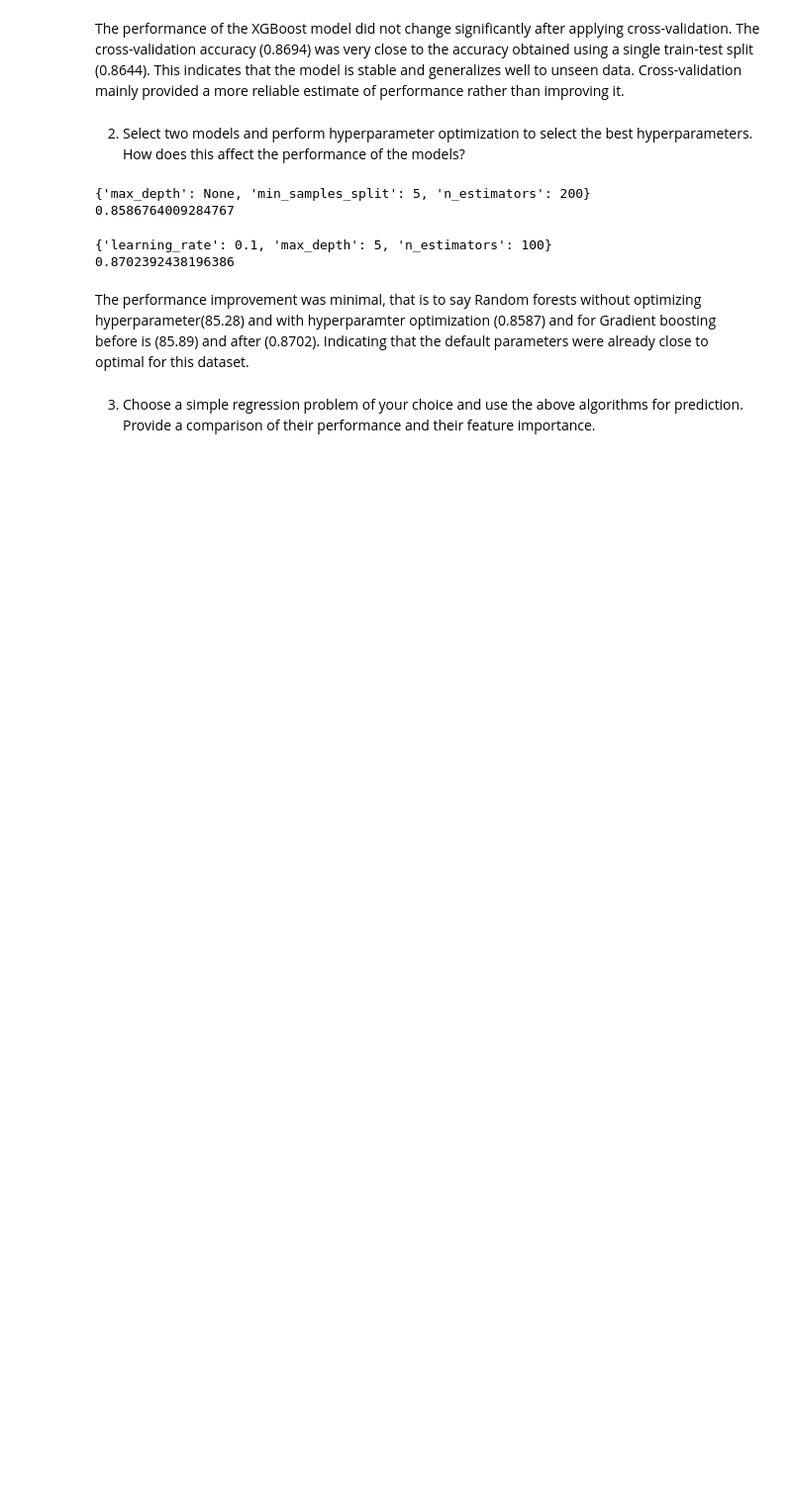
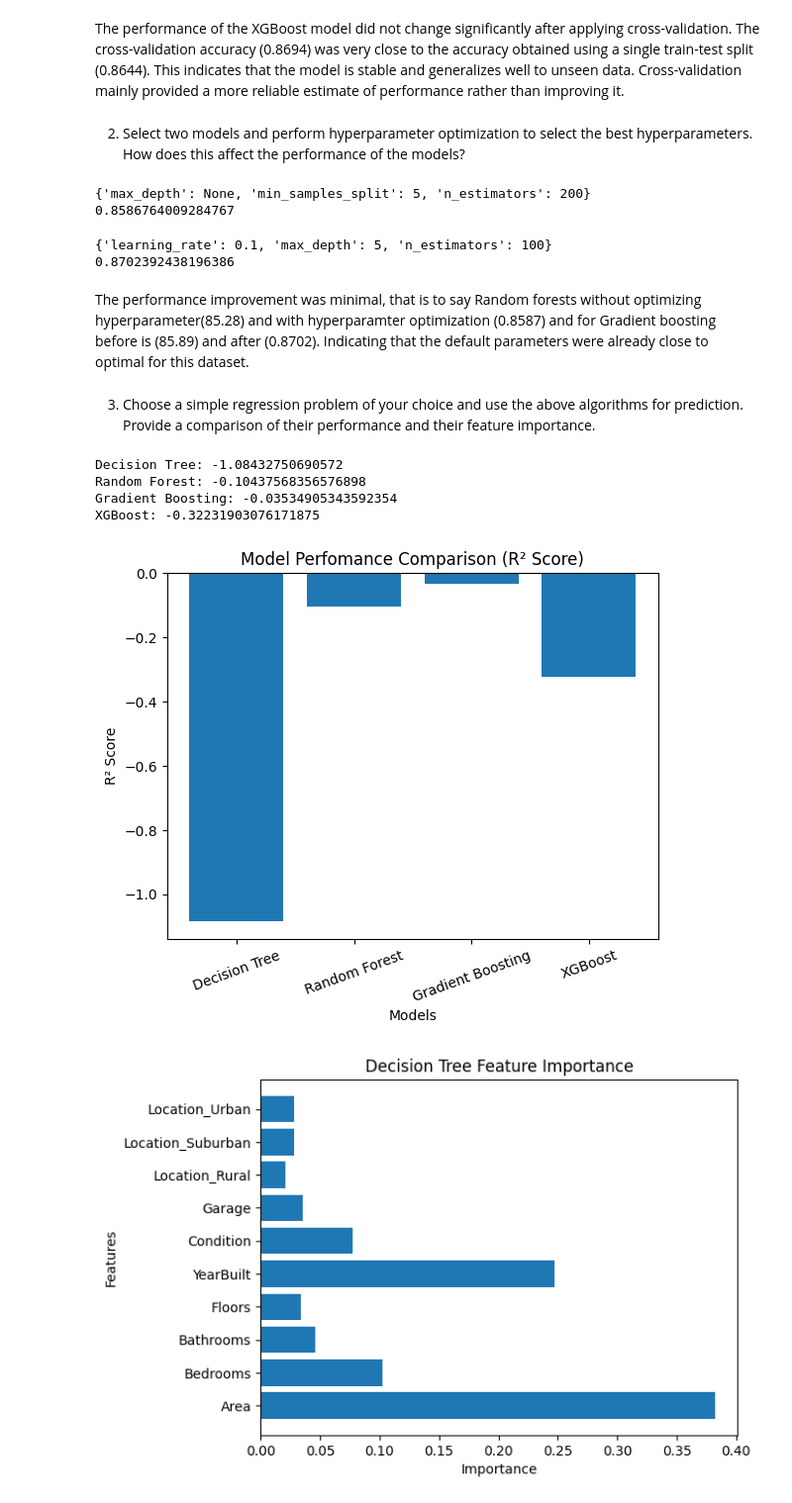
Before and after one commit to melissaviolet/Skill_growth_ds, a Jupyter notebook: Lab 6 - Tree-based algorithms.ipynb, the cells around one changed output. Shown at 99% size. Saved outputs shown, nothing was run; the diff lists cells and outputs as text; code cells hidden in the pictures; blank space fills up the shorter version.

Commit message:
Tree based algorithms in regression

```diff
--- a/Lab 6 - Tree-based algorithms.ipynb
+++ b/Lab 6 - Tree-based algorithms.ipynb
@@ -300,0 +335,60 @@ Indicating that the default parameters were already close to optimal for this da
+# %%
+#Train the 4 models
+from sklearn.tree import DecisionTreeRegressor
+from sklearn.ensemble import RandomForestRegressor, GradientBoostingRegressor
+from xgboost import XGBRegressor
+
+models = {
+    "Decision Tree": DecisionTreeRegressor(),
+    "Random Forest": RandomForestRegressor(),
+    "Gradient Boosting": GradientBoostingRegressor(),
+    "XGBoost": XGBRegressor()
+}
+
+results = {}
+
+for name, model in models.items():
+    model.fit(X_train, y_train)
+    score = model.score(X_test, y_test)  # R² score
+    results[name] = score
+    print(f"{name}: {score}")
+# %% [output]
+Decision Tree: -1.08432750690572
+Random Forest: -0.10437568356576898
+Gradient Boosting: -0.03534905343592354
+XGBoost: -0.32231903076171875
+# %%
+# Visualize Performance
+
+names = list(results.keys())
+scores = list(results.values())
+
+plt.figure()
+plt.bar(names, scores)
+plt.title("Model Perfomance Comparison (R² Score)")
+plt.xlabel("Models")
+plt.ylabel("R² Score")
+plt.xticks(rotation=20)
+plt.show()
+
+# Extract Feature Importance
+
+feature_importance = {}
+
+for name, model in models.items():
+    if hasattr(model, "feature_importances_"):
+        feature_importance[name] = model.feature_importances_
+
+# Virtualize feature Importance
+feature_names = X_train.columns
+
+for name, importance in feature_importance.items():
+    plt.figure()
+    plt.barh(feature_names, importance)
+    plt.title(f"{name} Feature Importance")
+    plt.xlabel("Importance")
+    plt.ylabel("Features")
+    plt.show()
+# %% [output]
+[figure, added]
+[figure, added]
```
Also changed, not shown: parts of 2 cells of this notebook, 1 other file.
